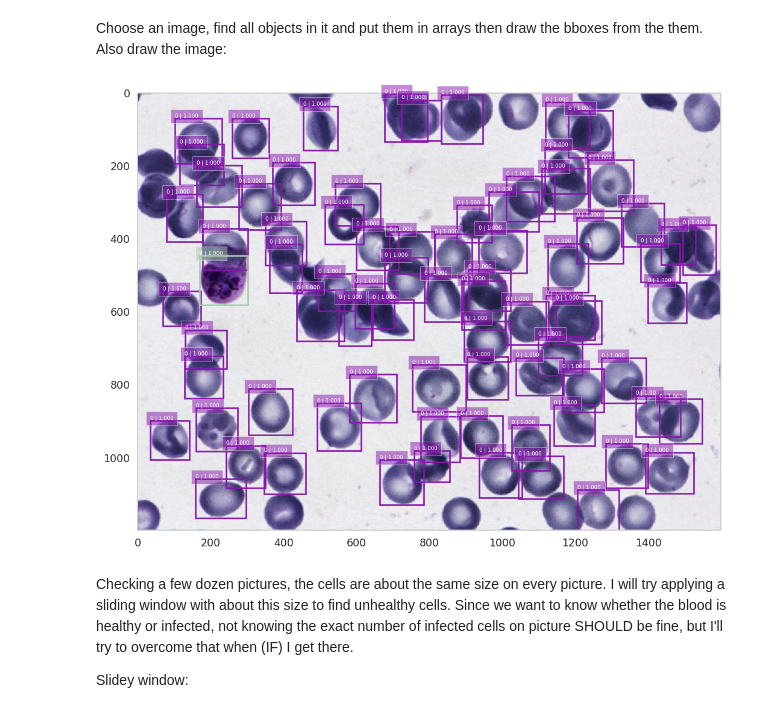
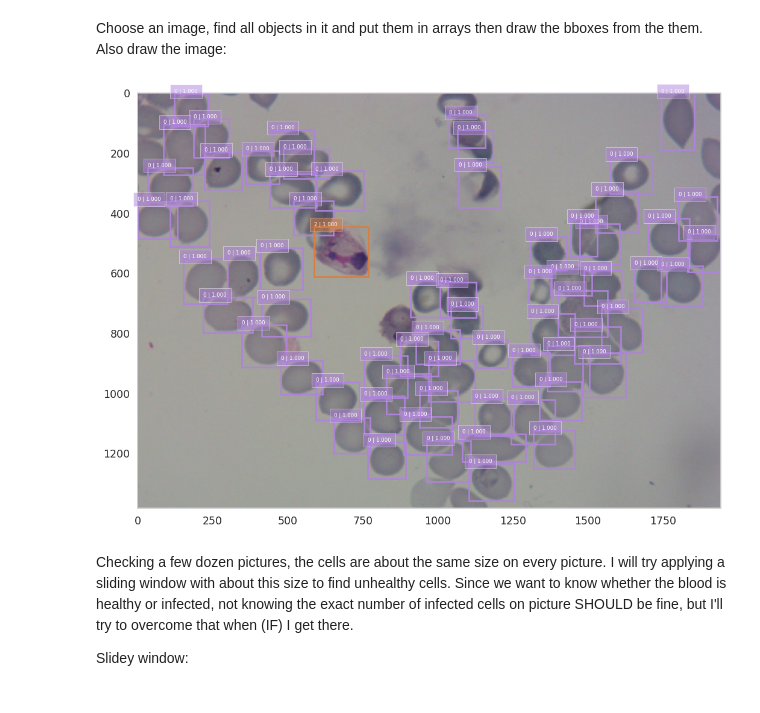
Before and after one commit to Lasulux/Midterm_Project, a Jupyter notebook: Malaria.ipynb, the cells around one changed output. Drawn from its saved outputs; the diff is of its cells as text; code cells hidden in the pictures.

Commit message:
Get test data too; Start using keras to make the classifier.

```diff
--- a/Malaria.ipynb
+++ b/Malaria.ipynb
@@ -110,0 +107,5 @@ train_df.sample(5)
+# %%
+test_df = pd.read_json('/content/drive/My Drive/malaria-bounding-boxes/malaria/malaria/test.json')
+test_df['path'] = test_df['image'].map(lambda x:  x['pathname'][1:])
+print(test_df.shape[0], 'images')
+test_df.sample(5)
@@ -111,29 +120,29 @@ train_df.sample(5)
 # %% [markdown]
 Choose an image, find all objects in it and put them in arrays then draw the bboxes from the them. Also draw the image:
 # %%
-test_row = train_df.iloc[120]
+test_row = test_df.iloc[0]
 def show_image_boxes(in_row, ax=None):
     c_img = imread('drive/My Drive/malaria-bounding-boxes/malaria/malaria/' + in_row['path'])
     lab_img = np.zeros((c_img.shape[0], c_img.shape[1]), dtype='int')
     classes=[]
     scores=[]
     bboxes=[]
     for c_obj in in_row['objects']:
         bbx1 = c_obj['bounding_box']['minimum']['r']/lab_img.shape[0]
         bby1 = c_obj['bounding_box']['minimum']['c']/lab_img.shape[1]
         bbx2 = c_obj['bounding_box']['maximum']['r']/lab_img.shape[0]
         bby2 = c_obj['bounding_box']['maximum']['c']/lab_img.shape[1]
         classes.append(cat_to_num(c_obj['category']))
         scores.append(1.00)
         bboxes.append([bbx1,bby1,bbx2,bby2])
     bboxes=np.array(bboxes)
     classes=np.array(classes)
     scores=np.array(scores)
     bboxes=np.reshape(bboxes,(-1,4))
     plt_bboxes(c_img, classes, scores, bboxes)
 show_image_boxes(test_row)
 # %% [output]
-[figure, old version]
+[figure, new version]
 # %% [markdown]
 Checking a few dozen pictures, the cells are about the same size on every picture. I will try applying a sliding window with about this size to find unhealthy cells. Since we want to know whether the blood is healthy or infected, not knowing the exact number of infected cells on picture SHOULD be fine, but I'll try to overcome that when (IF) I get there.
 
```
Also changed, not shown: parts of 9 cells of this notebook.
